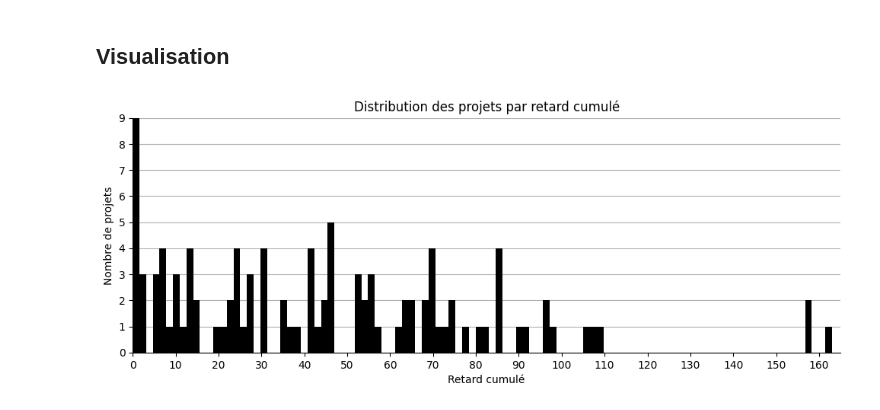
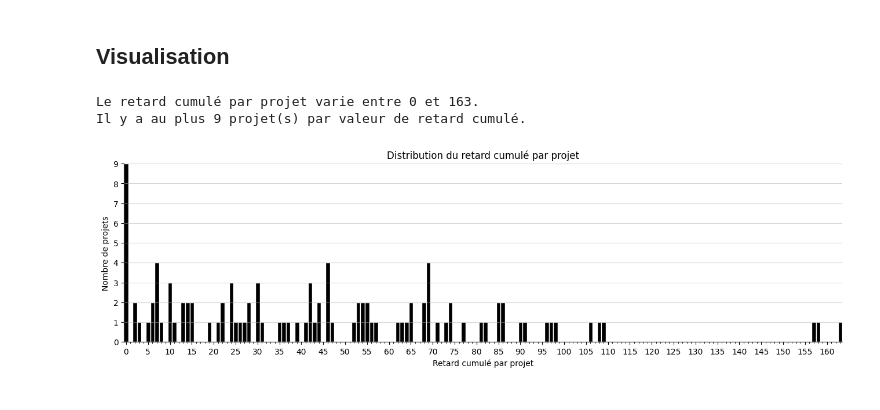
Before and after one commit to data-IA-2025/P7demo, a Jupyter notebook: P7.ipynb, the cells around one changed output. Saved outputs shown, nothing was run; the diff lists cells and outputs as text; code cells hidden in the pictures.

```diff
--- a/P7.ipynb
+++ b/P7.ipynb
@@ -105,0 +263,3 @@ memory usage: 28.6 KB
+# %%
+df_merge = pd.merge(df_merge, df_actual_cost)
+df_merge.info(verbose=True)
@@ -105,0 +286,3 @@ memory usage: 28.6 KB
+# %%
+df_merge = pd.merge(df_merge, df_actual_deliverable)
+df_merge.info(verbose=True)
@@ -122,9 +370,6 @@ df_project = df_merge.groupby("Project ID").agg({
     "Delay": "sum",
     "Is_Late": "any",
     "Start Date": "min",
-})
-df_project["Start_Month"]   = df_project["Start Date"].dt.month
-df_project["Start_Quarter"] = df_project["Start Date"].dt.quarter
-df_project["Start_Year"]    = df_project["Start Date"].dt.year
-df_project
+}).reset_index()
+df_project.info(verbose=True)
 # %% [output]
@@ -145,18 +391,30 @@ df_project
 # %% [markdown]
 ## Visualisation
-# %%
-ax = df_project[["Delay"]].plot.hist(bins=df_project.shape[0], legend=False, color="black", figsize=(12,4))
-plt.title("Distribution des projets par retard cumulé")
-plt.ylabel("Nombre de projets")
-plt.xlabel("Retard cumulé")
-plt.xlim(0, 165)
-plt.ylim(0, 9)
-plt.xticks(range(0,165,10))
-plt.yticks(range(10))
-plt.grid(axis="y")
-ax.set_axisbelow(True)
-ax.spines["top"  ].set_visible(False)
-ax.spines["right"].set_visible(False)
-plt.show()
-# %% [output]
-[figure, removed]
+# %%
+df_tmp = df_project[["Project ID","Delay"]].groupby("Delay").count().reset_index()
+df_tmp.rename(columns={"Project ID":"Project Count"}, inplace=True)
+delay_min = df_tmp["Delay"].min()
+delay_max = df_tmp["Delay"].max()
+count_max = df_tmp["Project Count"].max()
+print(f"Le retard cumulé par projet varie entre {delay_min} et {delay_max}.")
+print(f"Il y a au plus {count_max} projet(s) par valeur de retard cumulé.")
+# %% [output]
+Le retard cumulé par projet varie entre 0 et 163.
+Il y a au plus 9 projet(s) par valeur de retard cumulé.
+# %%
+bins = np.arange(delay_min, delay_max + 2) - 0.5 # no bins
+ax = df_project["Delay"].plot.hist(bins=bins, color="black", edgecolor="white", figsize=(16,4))
+plt.title("Distribution du retard cumulé par projet")
+plt.ylabel("Nombre de projets")
+plt.xlabel("Retard cumulé par projet")
+plt.xlim(delay_min - 0.5, delay_max + 0.5)
+plt.xticks(range(0,delay_max+1,5))
+plt.xticks(range(0,delay_max+1), minor=True)
+plt.ylim(0, 9)
+plt.yticks(range(0,count_max+1))
+plt.grid(axis="y", alpha=.5)
+ax.spines["top"   ].set_visible(False)
+ax.spines["right" ].set_visible(False)
+plt.show()
+# %% [output]
+[figure, added]
```
Also changed, not shown: parts of 38 cells of this notebook.
